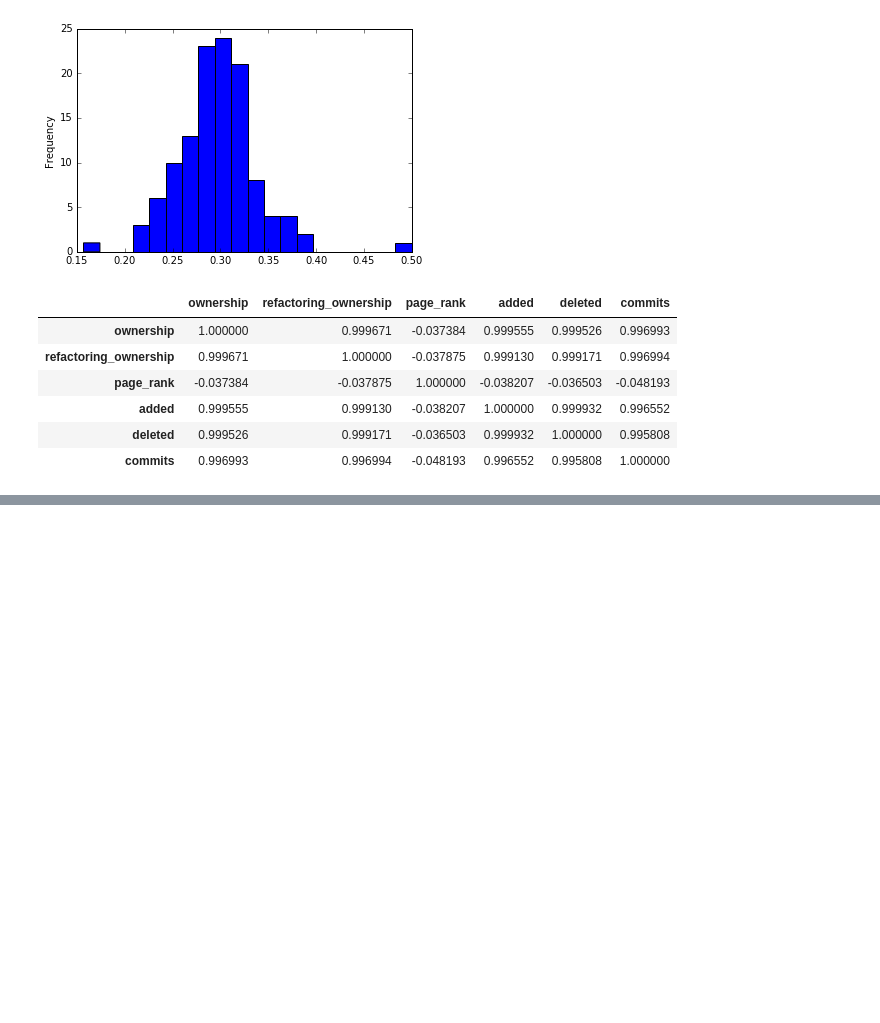
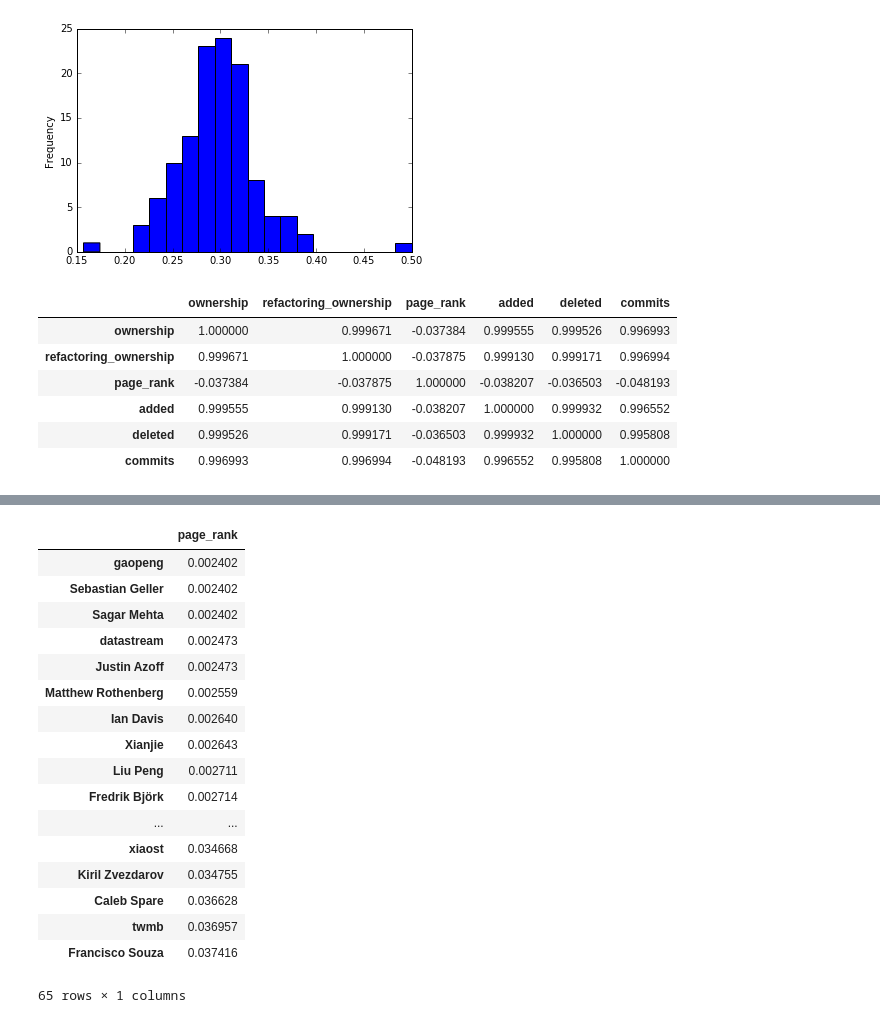
Before and after one commit to janisz/buf-factor-calculator, a Jupyter notebook: Untitled.ipynb, the cells around one changed output, grey strips where cells are left out. Cells and saved outputs as stored; diff of their text form; code cells hidden in the pictures; blank space fills up the shorter version.

```diff
--- a/Untitled.ipynb
+++ b/Untitled.ipynb
@@ -69,0 +140,21 @@ authors_full.corr()
+# %%
+page_rank.sort_values(by="page_rank")
+# %% [output]
+|  | page_rank |
+| gaopeng | 0.002402 |
+| Sebastian Geller | 0.002402 |
+| Sagar Mehta | 0.002402 |
+| datastream | 0.002473 |
+| Justin Azoff | 0.002473 |
+| Matthew Rothenberg | 0.002559 |
+| Ian Davis | 0.002640 |
+| Xianjie | 0.002643 |
+| Liu Peng | 0.002711 |
+| Fredrik Björk | 0.002714 |
+| ... | ... |
+| xiaost | 0.034668 |
+| Kiril Zvezdarov | 0.034755 |
+| Caleb Spare | 0.036628 |
+| twmb | 0.036957 |
+| Francisco Souza | 0.037416 |
+65 rows × 1 columns
```
Also changed, not shown: parts of 16 cells of this notebook, 1 other file.
